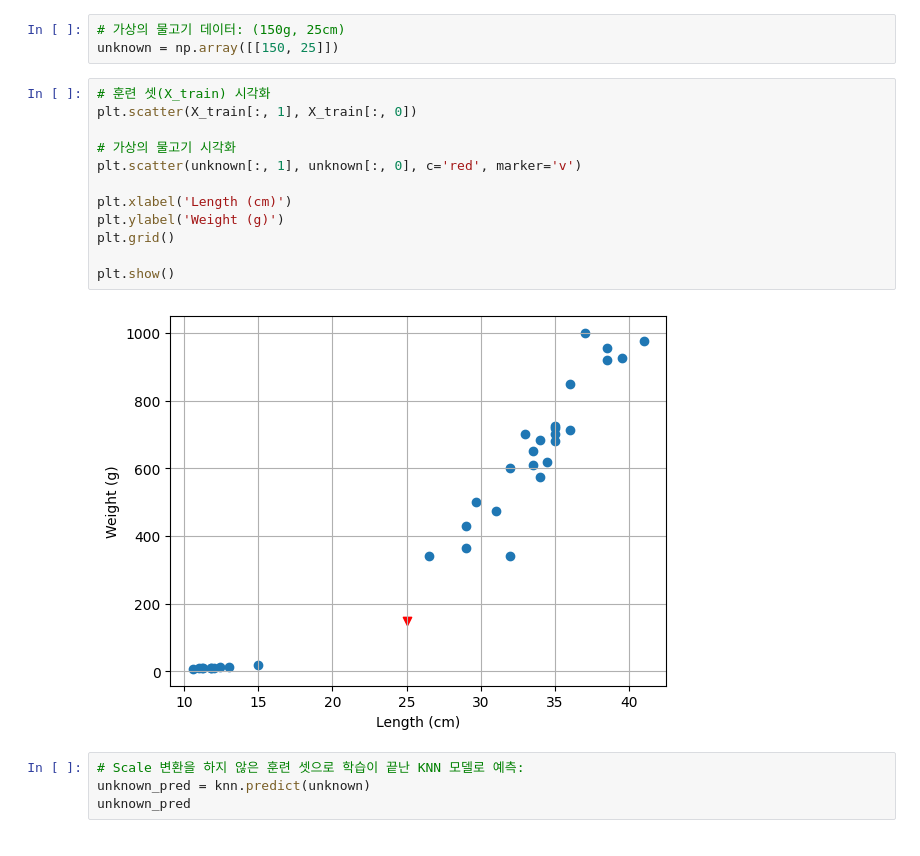
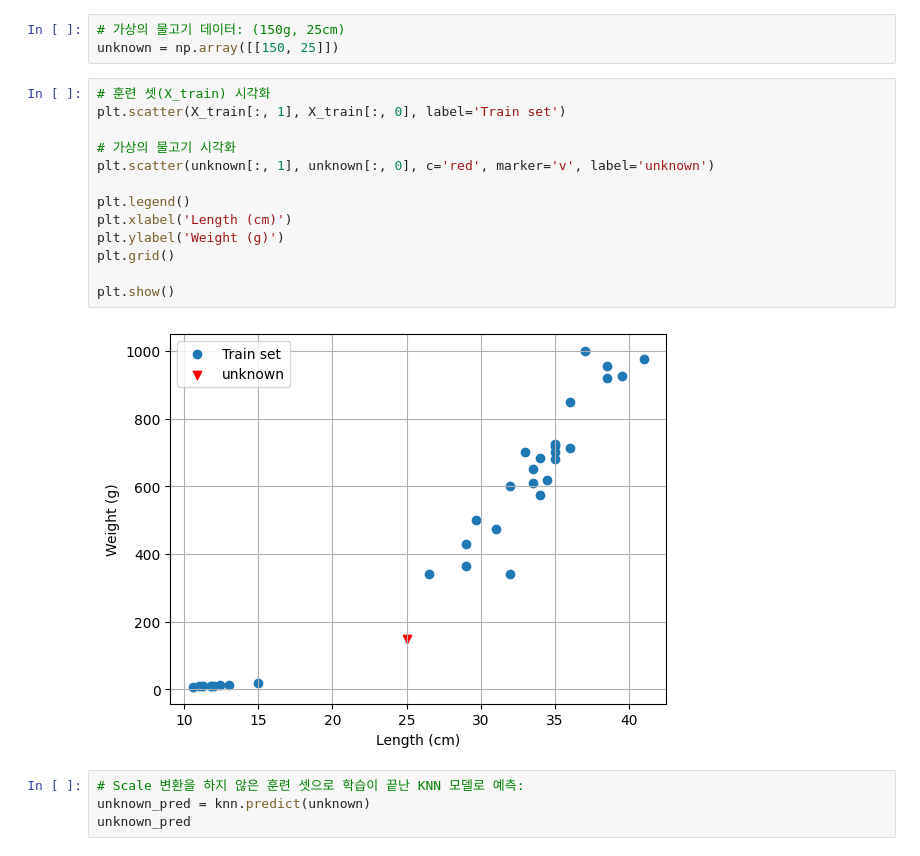
Before and after one commit to kiminhonawa/python, a Jupyter notebook: ml02_knn.ipynb, the cells around one changed output. Drawn from its saved outputs; the diff is of its cells as text.

```diff
--- a/ml02_knn.ipynb
+++ b/ml02_knn.ipynb
@@ -544,18 +544,19 @@ array([[  8.7,  11.3],
 unknown = np.array([[150, 25]])
 # %%
 # 훈련 셋(X_train) 시각화
-plt.scatter(X_train[:, 1], X_train[:, 0])
+plt.scatter(X_train[:, 1], X_train[:, 0], label='Train set')
 
 # 가상의 물고기 시각화
-plt.scatter(unknown[:, 1], unknown[:, 0], c='red', marker='v')
+plt.scatter(unknown[:, 1], unknown[:, 0], c='red', marker='v', label='unknown')
 
+plt.legend()
 plt.xlabel('Length (cm)')
 plt.ylabel('Weight (g)')
 plt.grid()
 
 plt.show()
 # %% [output]
-[figure, old version]
+[figure, new version]
 # %%
 # Scale 변환을 하지 않은 훈련 셋으로 학습이 끝난 KNN 모델로 예측:
 unknown_pred = knn.predict(unknown)
```
Also changed, not shown: parts of 6 cells of this notebook.
